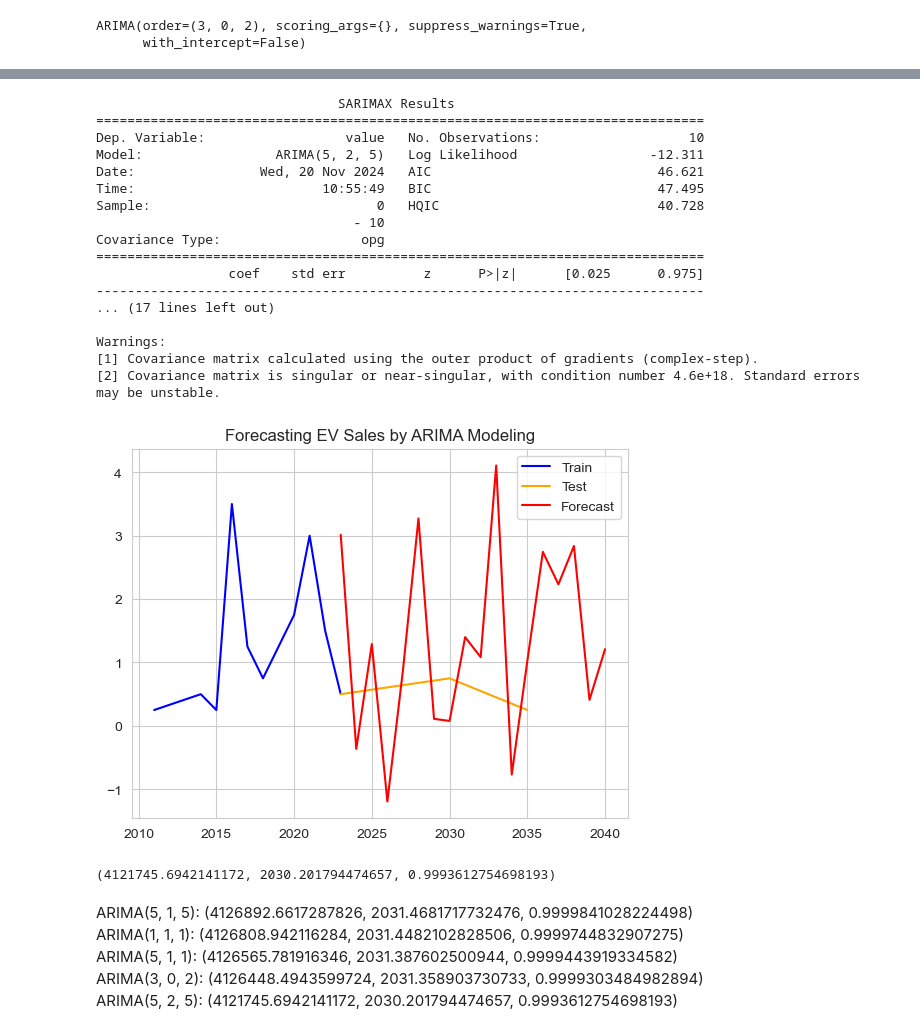
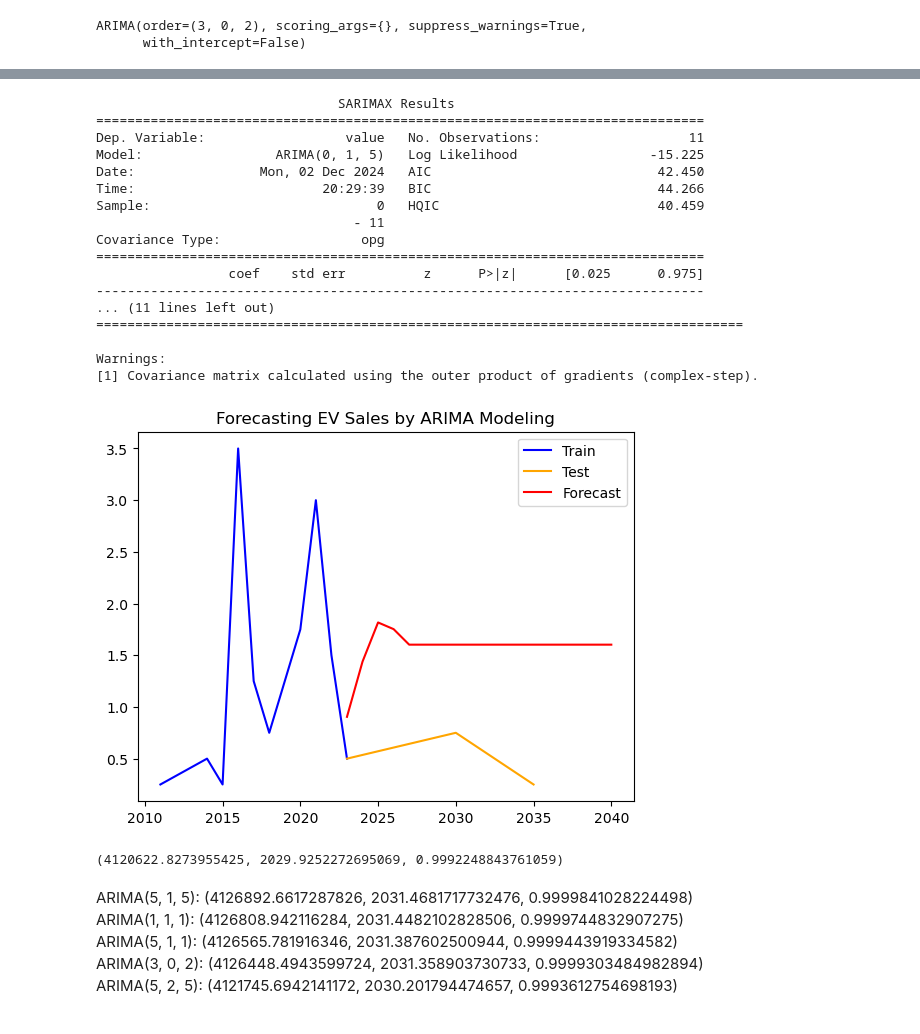
Before and after one commit to TDMinhNhat/Machine_Learning_Model_Example, a Jupyter notebook: model/arima/project_da02_3.ipynb, the cells around one changed output, grey strips where cells are left out. Saved outputs shown, nothing was run; the diff lists cells and outputs as text; code cells hidden in the pictures.

```diff
--- a/model/arima/project_da02_3.ipynb
+++ b/model/arima/project_da02_3.ipynb
@@ -203,40 +208,40 @@ plt.show()
 # %%
-model_fit = ARIMA(train_diff_1, order=(5, 2, 5)).fit()
+model_fit = ARIMA(train["value"], order=(0, 1, 5)).fit()
 print(model_fit.summary())
 
 forecast_years = np.arange(2023, 2041)
 forecast_steps = len(forecast_years)
 forecast = model_fit.forecast(steps=forecast_steps)
 
 plt.plot(train["year"], train["value"], label="Train", color = "blue")
 plt.plot(test["year"], test["value"], label="Test", color = "orange")
 plt.plot(forecast_years, forecast, label="Forecast", color = "red")
 plt.title("Forecasting EV Sales by ARIMA Modeling")
 plt.legend()
 plt.show()
 # %% [output]
                                SARIMAX Results
 ==============================================================================
-Dep. Variable:                  value   No. Observations:                   10
-Model:                 ARIMA(5, 2, 5)   Log Likelihood                 -12.311
-Date:                Wed, 20 Nov 2024   AIC                             46.621
-Time:                        10:55:49   BIC                             47.495
-Sample:                             0   HQIC                            40.728
-                                 - 10
+Dep. Variable:                  value   No. Observations:                   11
+Model:                 ARIMA(0, 1, 5)   Log Likelihood                 -15.225
+Date:                Mon, 02 Dec 2024   AIC                             42.450
+Time:                        20:29:39   BIC                             44.266
+Sample:                             0   HQIC                            40.459
+                                 - 11
 Covariance Type:                  opg
 ==============================================================================
                  coef    std err          z      P>|z|      [0.025      0.975]
 ------------------------------------------------------------------------------
-... (17 lines left out)
+... (11 lines left out)
+===================================================================================
 
 Warnings:
 [1] Covariance matrix calculated using the outer product of gradients (complex-step).
-[2] Covariance matrix is singular or near-singular, with condition number 4.6e+18. Standard errors may be unstable.
-[figure, old version]
+[figure, new version]
 # %%
 mean_squared_error(forecast_years, forecast), mean_absolute_error(forecast_years, forecast), mean_absolute_percentage_error(forecast_years, forecast)
 # %% [output]
-(4121745.6942141172, 2030.201794474657, 0.9993612754698193)
+(4120622.8273955425, 2029.9252272695069, 0.9992248843761059)
 # %% [markdown]
 ARIMA(5, 1, 5): (4126892.6617287826, 2031.4681717732476, 0.9999841028224498) <br/>
 ARIMA(1, 1, 1): (4126808.942116284, 2031.4482102828506, 0.9999744832907275) <br/>
```
Also changed, not shown: parts of 9 cells of this notebook, 14 other files.
